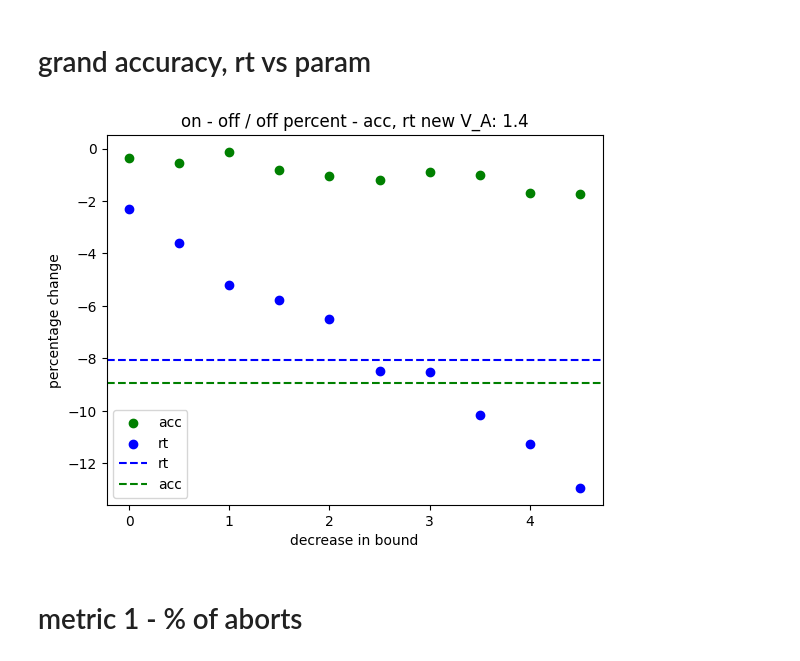
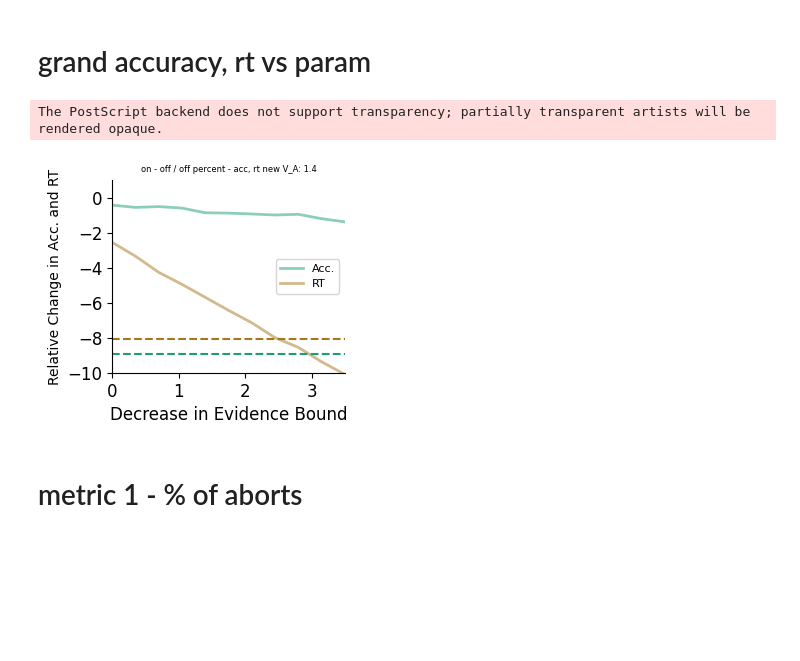
Before and after one commit to rakaar/ddm_data, a Jupyter notebook: simulations/change_v_a_and_bound.ipynb, the cells around one changed output. Cells and saved outputs as stored; diff of their text form; code cells hidden in the pictures; blank space fills up the shorter version.

Commit message:
figures finalized for ciss

```diff
--- a/simulations/change_v_a_and_bound.ipynb
+++ b/simulations/change_v_a_and_bound.ipynb
@@ -92,8 +92,13 @@ os id: 40613, In iter_num: 90000, ABL: 20, ILD: -2.0, t_stim: 1.13821745153446
 V_A: 1.1, new bound: 36.0,
 # %%
 import pickle
-with open(f'V_A_change_and_bound.pkl', 'wb') as f:
-    pickle.dump(bound_change_results_dict, f)
+# with open(f'V_A_change_and_bound.pkl', 'wb') as f:
+#     pickle.dump(bound_change_results_dict, f)
+
+with open('V_A_change_and_bound_1M.pkl', 'rb') as f:
+    bound_change_results_dict = pickle.load(f)
+    N_params = len(bound_change_results_dict)
+    bound_step_size = 0.35
 # %% [markdown]
 # grand accuracy, rt vs param
 # %%
@@ -124,42 +129,56 @@ for i in range(N_params):
         elif (not res['is_LED_trial']) and res['rt'] > res['t_led'] and res['rt'] > res['t_stim']:
             off_total += 1
             if (res['ILD'] > 0 and res['choice'] == 1) or (res['ILD'] < 0 and res['choice'] == -1):
                 off_correct += 1
 
     mean_vs_param_on_acc[i] = on_correct / on_total
     mean_vs_param_off_acc[i] = off_correct / off_total
 
 
 
 
 
 for i in range(N_params):
     results =  bound_change_results_dict[i]['results']
 
     on_rt = []
     off_rt = []
 
     for res in results:
         if res['is_LED_trial'] and res['rt'] > res['t_led'] and res['rt'] > res['t_stim']:
             on_rt.append(res['rt'] - res['t_stim'])
         elif (not res['is_LED_trial']) and res['rt'] > res['t_led'] and res['rt'] > res['t_stim']:
             off_rt.append(res['rt'] - res['t_stim'])
 
     mean_vs_param_on_rt[i] = np.mean(on_rt)
     mean_vs_param_off_rt[i] = np.mean(off_rt)
 
-plt.scatter([i * bound_step_size for i in range(N_params)], 100*(mean_vs_param_on_acc - mean_vs_param_off_acc)/mean_vs_param_off_acc, label='acc', color='g')
-plt.scatter([i * bound_step_size for i in range(N_params)], 100*(mean_vs_param_on_rt - mean_vs_param_off_rt)/mean_vs_param_off_rt, label='rt', color='b')
+plt.figure(figsize=(3,2.5))
+# plt.scatter([i * bound_step_size for i in range(N_params)], 100*(mean_vs_param_on_acc - mean_vs_param_off_acc)/mean_vs_param_off_acc, label='acc', color='g')
+plt.plot([i * bound_step_size for i in range(N_params)], 100*(mean_vs_param_on_acc - mean_vs_param_off_acc)/mean_vs_param_off_acc, label='Acc.', color='#1B9E77', lw=2, alpha=0.5)
 
-plt.axhline(-8.0781, label='rt', color='b', linestyle='--')
-plt.axhline(-8.9482, label='acc', color='g', linestyle='--')
+# plt.scatter([i * bound_step_size for i in range(N_params)], 100*(mean_vs_param_on_rt - mean_vs_param_off_rt)/mean_vs_param_off_rt, label='rt', color='b')
+plt.plot([i * bound_step_size for i in range(N_params)], 100*(mean_vs_param_on_rt - mean_vs_param_off_rt)/mean_vs_param_off_rt, label='RT', color='#A6761D', lw=2, alpha=0.5)
 
-plt.xlabel('decrease in bound')
-plt.ylabel('percentage change')
-plt.legend()
-plt.title(f'on - off / off percent - acc, rt new V_A: {new_V_A}');
+plt.axhline(-8.0781, color='#A6761D', linestyle='--')
+plt.axhline(-8.9482, color='#1B9E77', linestyle='--')
+
+plt.xlabel('Decrease in Evidence Bound', fontsize=12)
+plt.ylabel('Relative Change in Acc. and RT', fontsize=10)
+plt.legend(fontsize=8)
+plt.title(f'on - off / off percent - acc, rt new V_A: {new_V_A}', fontsize=6);
+ax = plt.gca()  # Get the current axis
+ax.spines['top'].set_visible(False)
+ax.spines['right'].set_visible(False)
+plt.ylim(-10,1)
+plt.xlim(0, 3.5)
+
+plt.xticks(fontsize=12)
+plt.yticks(fontsize=12)
+plt.savefig('h3_grand_vs_param.eps', format='eps', bbox_inches='tight')
 # %% [output]
+The PostScript backend does not support transparency; partially transparent artists will be rendered opaque.
-[figure, old version]
+[figure, new version]
 # %% [markdown]
 # metric 1 - % of aborts
 # %%
```
Also changed, not shown: parts of 4 cells of this notebook, 15 other files.
